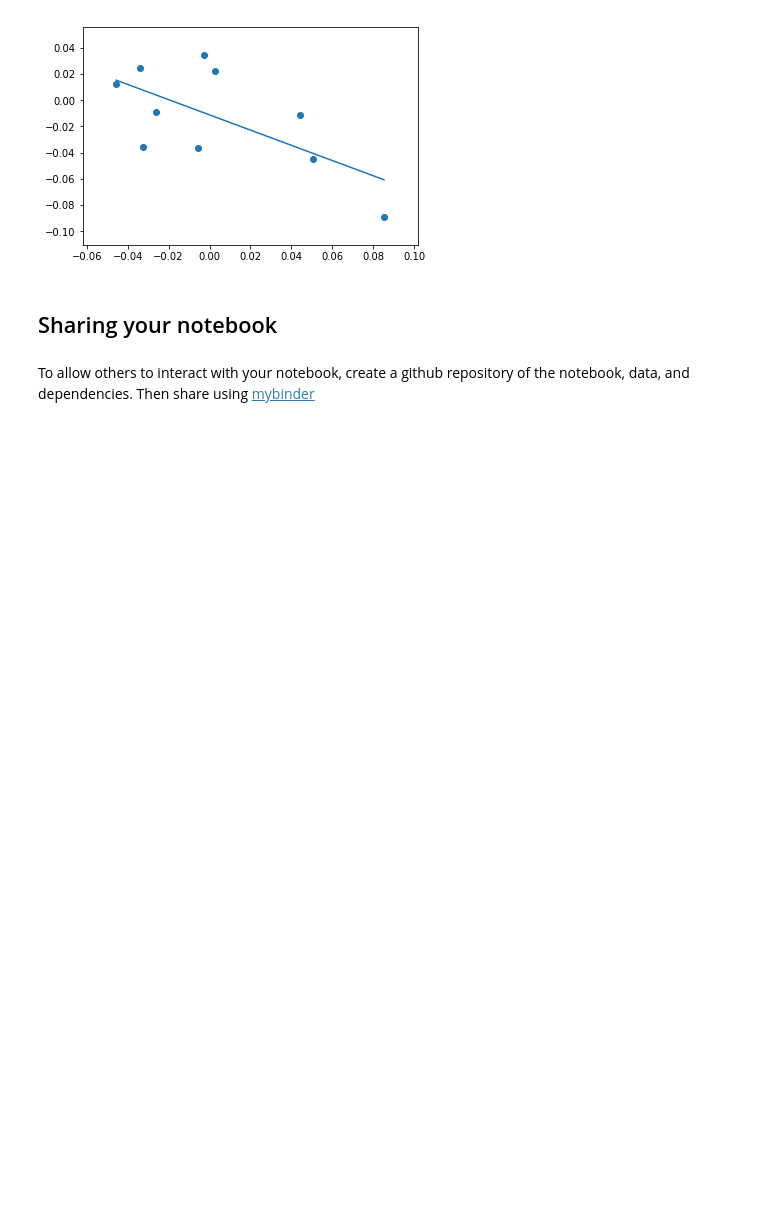
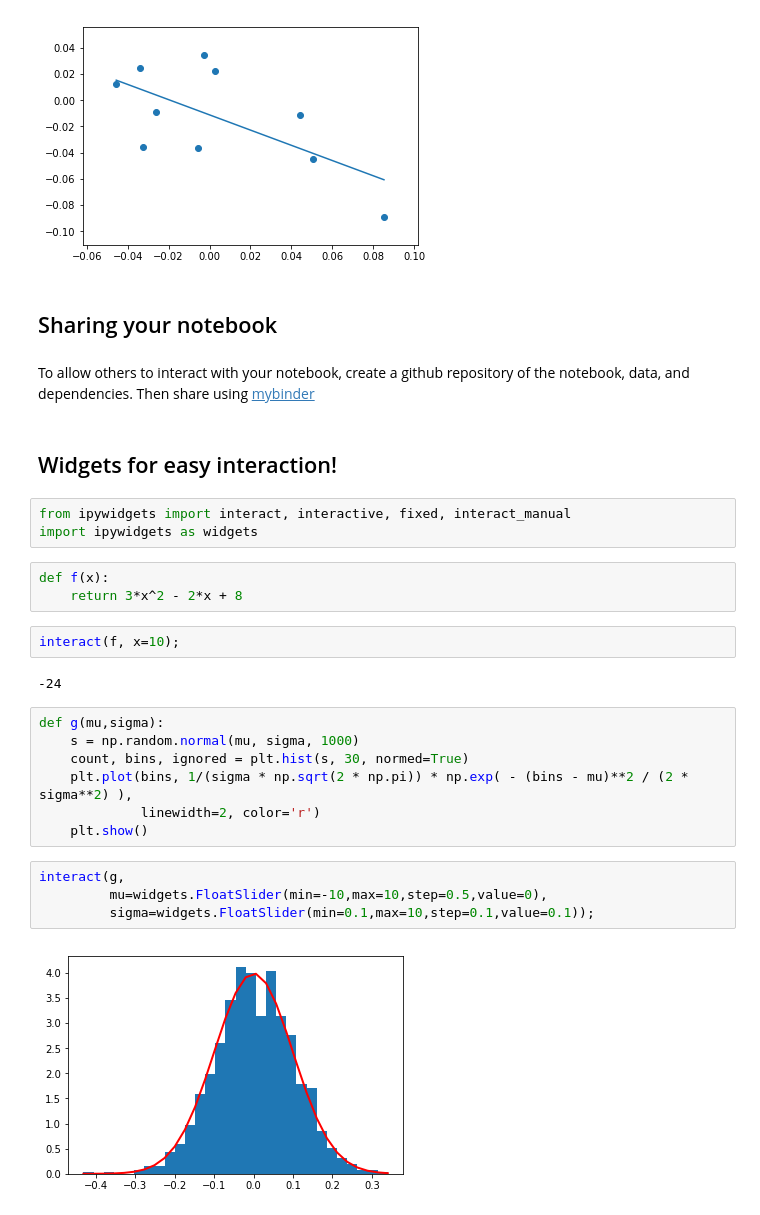
Before and after one commit to oxpeter/smartfest2018, a Jupyter notebook: SMARTFest in a Jupyter notebook.ipynb, the cells around one changed output. Saved outputs shown, nothing was run; the diff lists cells and outputs as text; blank space fills up the shorter version.

Commit message:
added interactive widget demo

```diff
--- a/SMARTFest in a Jupyter notebook.ipynb
+++ b/SMARTFest in a Jupyter notebook.ipynb
@@ -68,3 +67,28 @@ plt.plot(sorted(bmi),trendline);
 ## Sharing your notebook
 # %% [markdown]
 To allow others to interact with your notebook, create a github repository of the notebook, data, and dependencies. Then share using [mybinder](https://mybinder.org)
+# %% [markdown]
+## Widgets for easy interaction!
+# %%
+from ipywidgets import interact, interactive, fixed, interact_manual
+import ipywidgets as widgets
+# %%
+def f(x):
+    return 3*x^2 - 2*x + 8
+# %%
+interact(f, x=10);
+# %% [output]
+-24
+# %%
+def g(mu,sigma):
+    s = np.random.normal(mu, sigma, 1000)
+    count, bins, ignored = plt.hist(s, 30, normed=True)
+    plt.plot(bins, 1/(sigma * np.sqrt(2 * np.pi)) * np.exp( - (bins - mu)**2 / (2 * sigma**2) ),
+             linewidth=2, color='r')
+    plt.show()
+# %%
+interact(g,
+         mu=widgets.FloatSlider(min=-10,max=10,step=0.5,value=0),
+         sigma=widgets.FloatSlider(min=0.1,max=10,step=0.1,value=0.1));
+# %% [output]
+[figure, added]
```
Also changed, not shown: parts of 1 cell of this notebook.
